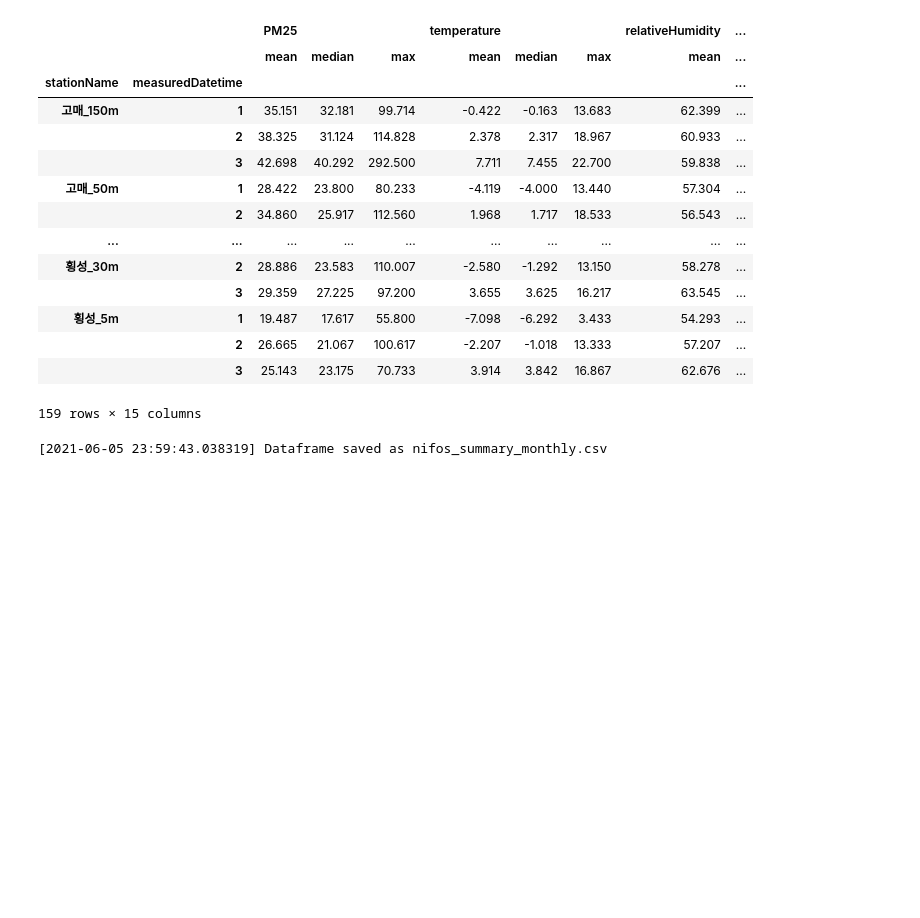
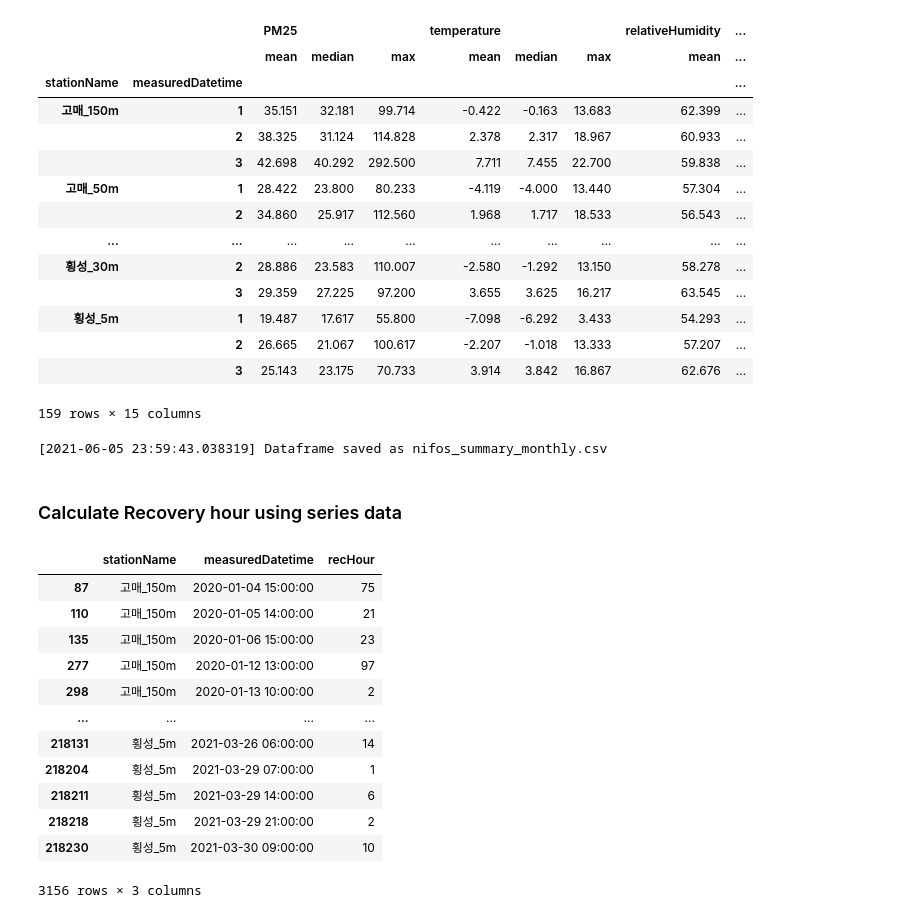
Before and after one commit to graphy-young/endslab, a Jupyter notebook: nifos/nifos_analysis.ipynb, the cells around one changed output. Saved outputs shown, nothing was run; the diff lists cells and outputs as text; code cells hidden in the pictures; blank space fills up the shorter version.

Commit message:
Add recovery hour analysis
modification needed! rechour function didn't use groupby cuz of exception while on comparison operation

```diff
--- a/nifos/nifos_analysis.ipynb
+++ b/nifos/nifos_analysis.ipynb
@@ -272,3 +272,44 @@ saveDataframe(nifos_summary_monthly)
 |  | 3 | 25.143 | 23.175 | 70.733 | 3.914 | 3.842 | 16.867 | 62.676 | ... |
 159 rows × 15 columns
 [2021-06-05 23:59:43.038319] Dataframe saved as nifos_summary_monthly.csv
+# %% [markdown]
+### Calculate Recovery hour using series data
+# %%
+def getRecHour(df, separatorColumn, datetimeColumn, dataColumn, threshold=35):
+    ''' comments '''
+    import pandas as pd
+    import numpy as np
+    result = pd.DataFrame()
+    for col in df[separatorColumn].unique():
+        dfSub = df[df[separatorColumn]==col]
+        dfSub['isOver'] = dfSub[dataColumn] >= threshold # Check data column is over threshold
+        dfSub['duration'] = (dfSub[datetimeColumn]-dfSub[datetimeColumn].shift(periods=1, fill_value=0)).dt.components['hours'] # subtraction returns timedelta64
+        dfSub['isRecovered'] = (dfSub['duration'] == 1) & (dfSub[dataColumn].shift(periods=1, fill_value=0) >= threshold) & (dfSub[dataColumn] < threshold)
+        dfSub['recHour'] = np.where( (dfSub['duration'] == 1) & (dfSub['isOver']|dfSub['isRecovered']), # if condition
+                                      dfSub['isOver'].cumsum(), # if true value
+                                      None ) # else value
+        dfSub['recHour'] = np.where( (~dfSub['isOver'])&dfSub['isRecovered'], dfSub['recHour'], None )
+        dfSub_rechour = dfSub.copy()[dfSub['recHour']>0][[separatorColumn, datetimeColumn, 'recHour']]
+        dfSub_rechour['recHour'] = dfSub_rechour['recHour'].sub(dfSub_rechour['recHour'].shift(periods=1, fill_value=0))
+        result = pd.concat([result, dfSub_rechour])
+        result[separatorColumn] = result[separatorColumn].astype(str)
+        result['recHour'] = result['recHour'].astype(int)
+    else:
+        display(result)
+        return result
+
+nifos_rechour = getRecHour(nifos_filtered, separatorColumn, datetimeColumn, dataColumn)
+# %% [output]
+|  | stationName | measuredDatetime | recHour |
+| 87 | 고매_150m | 2020-01-04 15:00:00 | 75 |
+| 110 | 고매_150m | 2020-01-05 14:00:00 | 21 |
+| 135 | 고매_150m | 2020-01-06 15:00:00 | 23 |
+| 277 | 고매_150m | 2020-01-12 13:00:00 | 97 |
+| 298 | 고매_150m | 2020-01-13 10:00:00 | 2 |
+| ... | ... | ... | ... |
+| 218131 | 횡성_5m | 2021-03-26 06:00:00 | 14 |
+| 218204 | 횡성_5m | 2021-03-29 07:00:00 | 1 |
+| 218211 | 횡성_5m | 2021-03-29 14:00:00 | 6 |
+| 218218 | 횡성_5m | 2021-03-29 21:00:00 | 2 |
+| 218230 | 횡성_5m | 2021-03-30 09:00:00 | 10 |
+3156 rows × 3 columns
```
Also changed, not shown: parts of 5 cells of this notebook.
